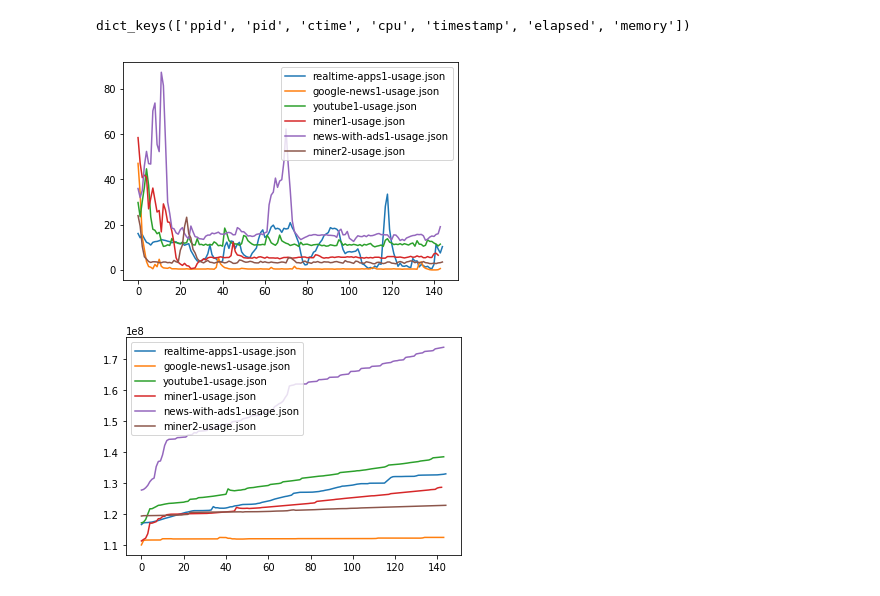
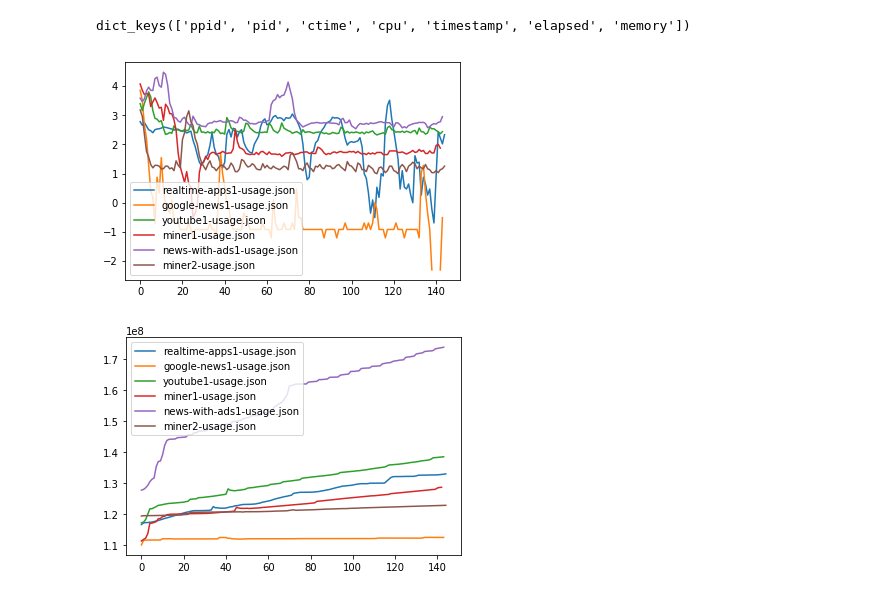
Before and after one commit to uiucseclab/webminer-detector, a Jupyter notebook: scanner/Analysis2.ipynb, the cells around one changed output. Drawn from its saved outputs; the diff is of its cells as text; code cells hidden in the pictures.

```diff
--- a/scanner/Analysis2.ipynb
+++ b/scanner/Analysis2.ipynb
@@ -28,11 +28,11 @@ ctimes = {
 }
 # %%
 for name, cpu in cpus.items():
-    plt.plot(cpu, label=name)
+    plt.plot(np.log(cpu), label=name)
 plt.legend()
 plt.show()
 # %% [output]
-[figure, old version]
+[figure, new version]
 # %%
 for name, val in mems.items():
     plt.plot(val, label=name)
```
